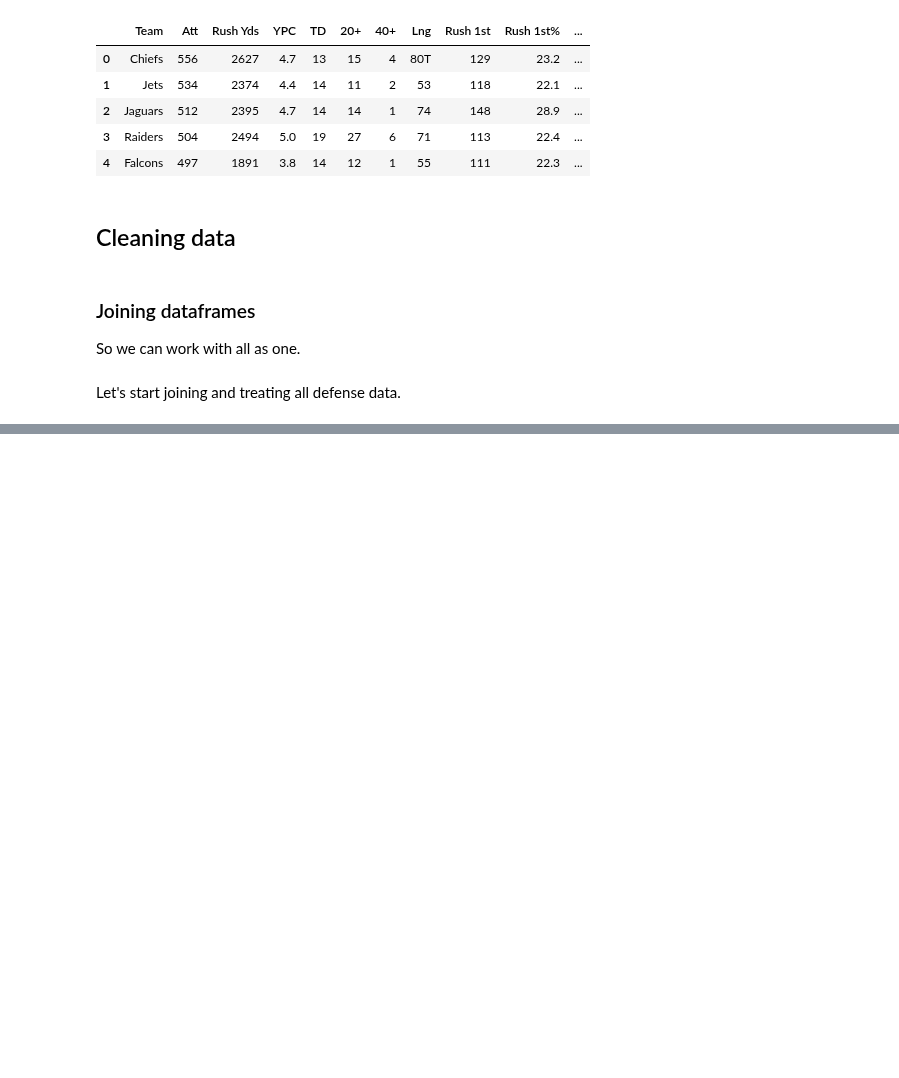
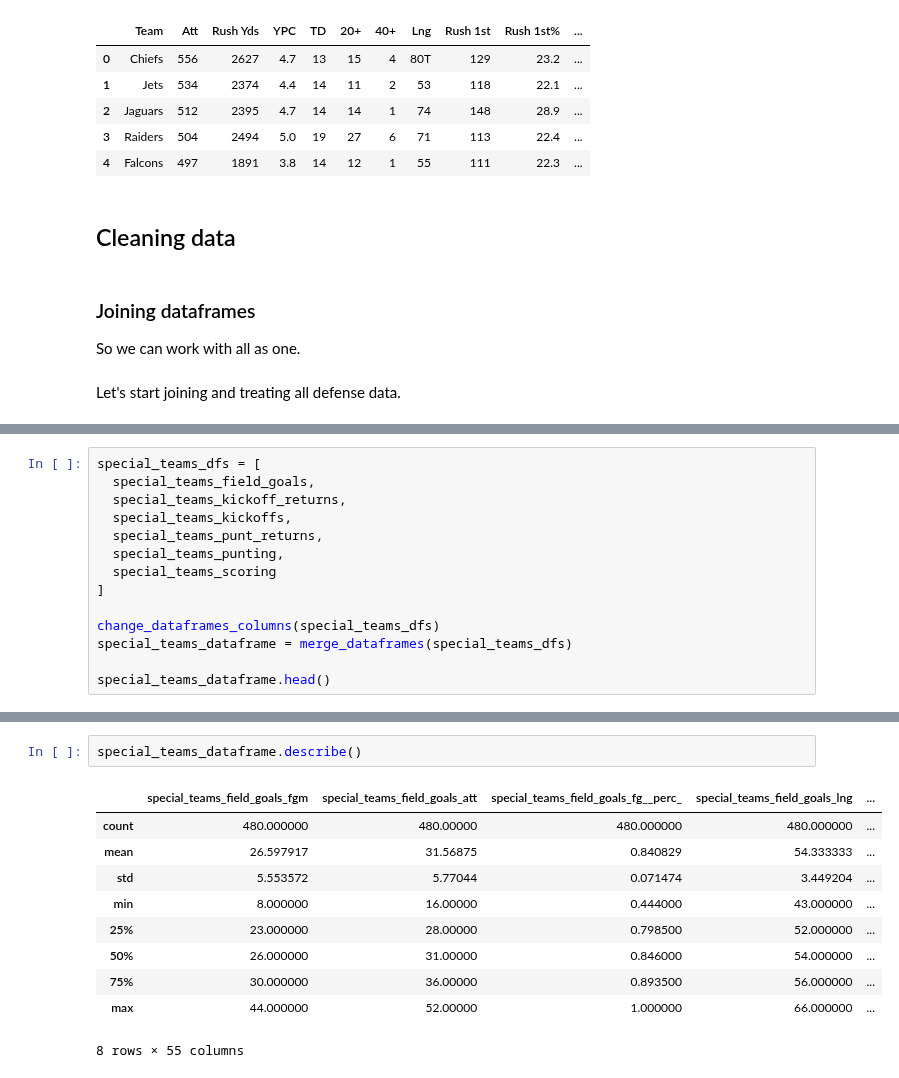
Before and after one commit to rafabandoni/nfl-predict, a Jupyter notebook: notebooks/00_nfl_predict_class.ipynb, the cells around one changed output, grey strips where cells are left out. Cells and saved outputs as stored; diff of their text form; blank space fills up the shorter version.

```diff
--- a/notebooks/00_nfl_predict_class.ipynb
+++ b/notebooks/00_nfl_predict_class.ipynb
@@ -134,0 +152,14 @@ array(['49ers', 'Bears', 'Bengals', 'Bills', 'Broncos', 'Browns',
+# %%
+special_teams_dfs = [
+  special_teams_field_goals,
+  special_teams_kickoff_returns,
+  special_teams_kickoffs,
+  special_teams_punt_returns,
+  special_teams_punting,
+  special_teams_scoring
+]
+
+change_dataframes_columns(special_teams_dfs)
+special_teams_dataframe = merge_dataframes(special_teams_dfs)
+
+special_teams_dataframe.head()
@@ -134,0 +270,13 @@ array(['49ers', 'Bears', 'Bengals', 'Bills', 'Broncos', 'Browns',
+# %%
+special_teams_dataframe.describe()
+# %% [output]
+|  | special_teams_field_goals_fgm | special_teams_field_goals_att | special_teams_field_goals_fg__perc_ | special_teams_field_goals_lng | ... |
+| count | 480.000000 | 480.00000 | 480.000000 | 480.000000 | ... |
+| mean | 26.597917 | 31.56875 | 0.840829 | 54.333333 | ... |
+| std | 5.553572 | 5.77044 | 0.071474 | 3.449204 | ... |
+| min | 8.000000 | 16.00000 | 0.444000 | 43.000000 | ... |
+| 25% | 23.000000 | 28.00000 | 0.798500 | 52.000000 | ... |
+| 50% | 26.000000 | 31.00000 | 0.846000 | 54.000000 | ... |
+| 75% | 30.000000 | 36.00000 | 0.893500 | 56.000000 | ... |
+| max | 44.000000 | 52.00000 | 1.000000 | 66.000000 | ... |
+8 rows × 55 columns
```
Also changed, not shown: parts of 26 cells of this notebook.
